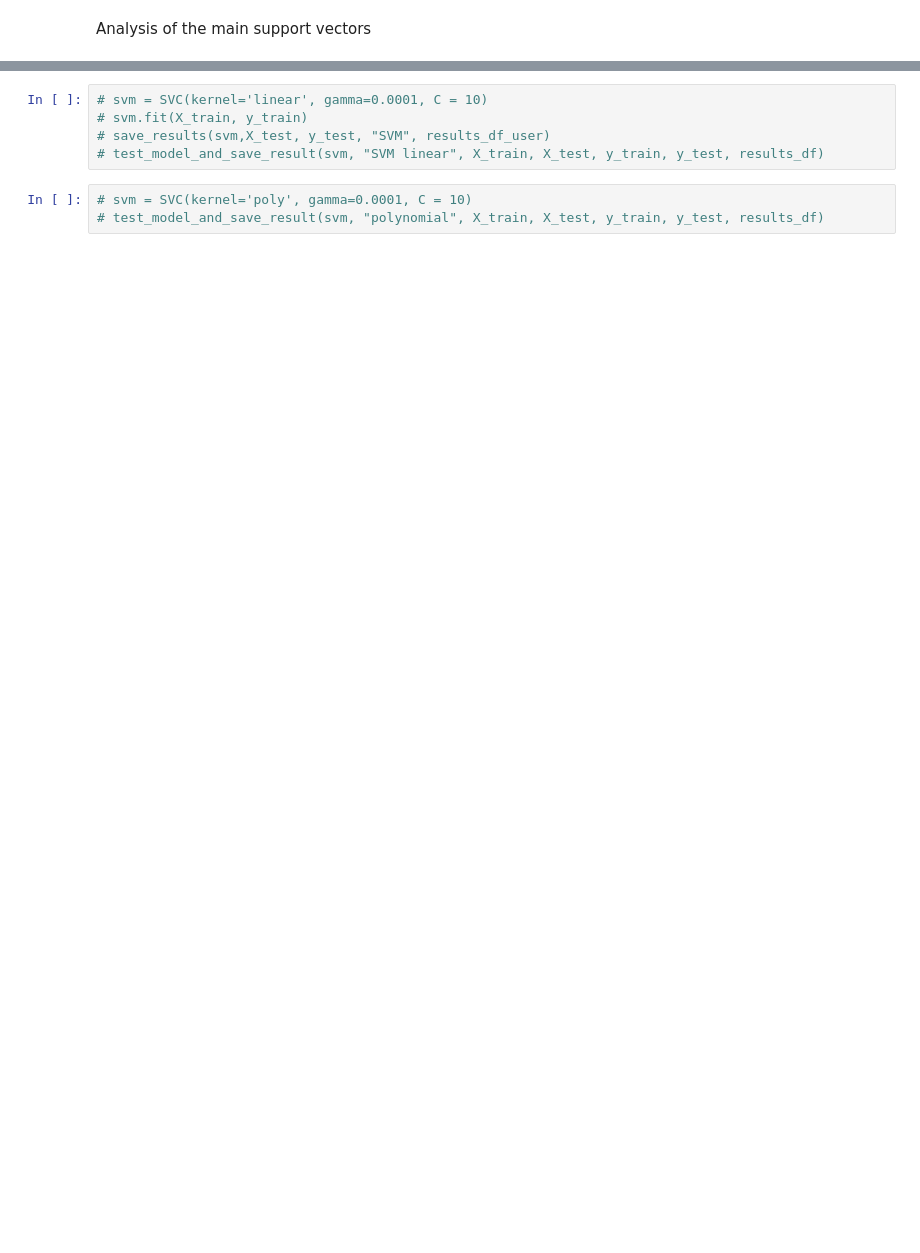
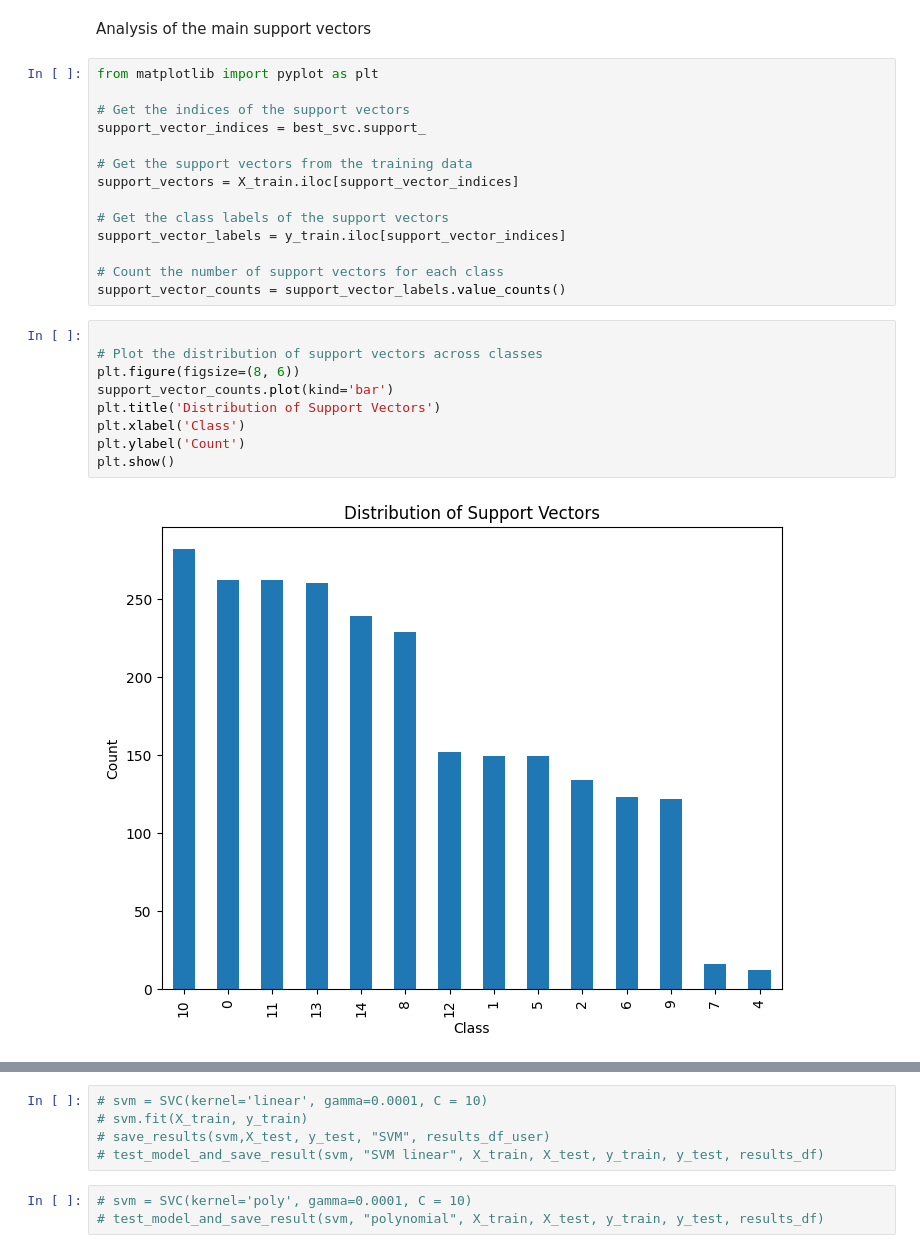
Before and after one commit to cuberhaus/MD2, a Jupyter notebook: src/SVM.ipynb, the cells around one changed output, grey strips where cells are left out. Saved outputs shown, nothing was run; the diff lists cells and outputs as text; blank space fills up the shorter version.

```diff
--- a/src/SVM.ipynb
+++ b/src/SVM.ipynb
@@ -157,2 +157,27 @@ Main support vectors:
 # %% [markdown]
 Analysis of the main support vectors
+# %%
+from matplotlib import pyplot as plt
+
+# Get the indices of the support vectors
+support_vector_indices = best_svc.support_
+
+# Get the support vectors from the training data
+support_vectors = X_train.iloc[support_vector_indices]
+
+# Get the class labels of the support vectors
+support_vector_labels = y_train.iloc[support_vector_indices]
+
+# Count the number of support vectors for each class
+support_vector_counts = support_vector_labels.value_counts()
+# %%
+
+# Plot the distribution of support vectors across classes
+plt.figure(figsize=(8, 6))
+support_vector_counts.plot(kind='bar')
+plt.title('Distribution of Support Vectors')
+plt.xlabel('Class')
+plt.ylabel('Count')
+plt.show()
+# %% [output]
+[figure, added]
```
Also changed, not shown: parts of 15 cells of this notebook.
